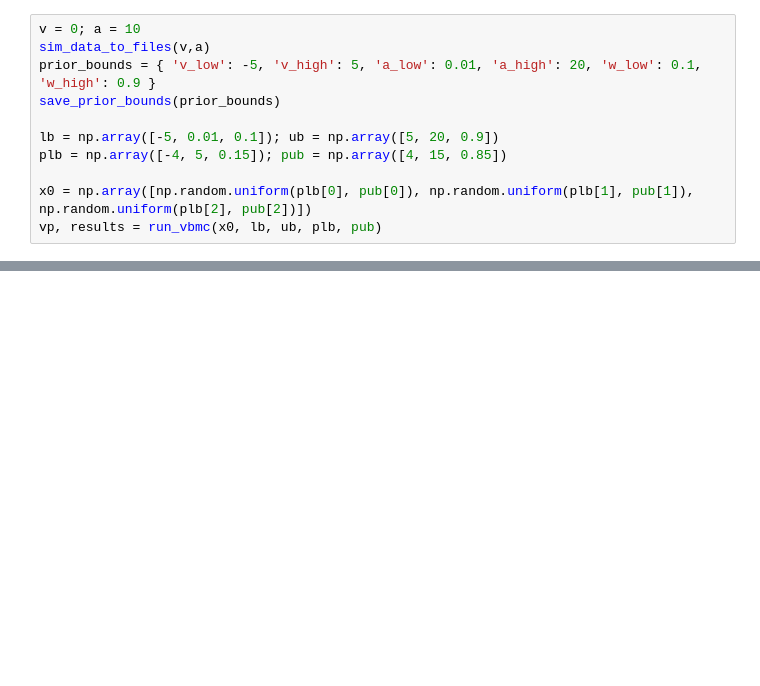
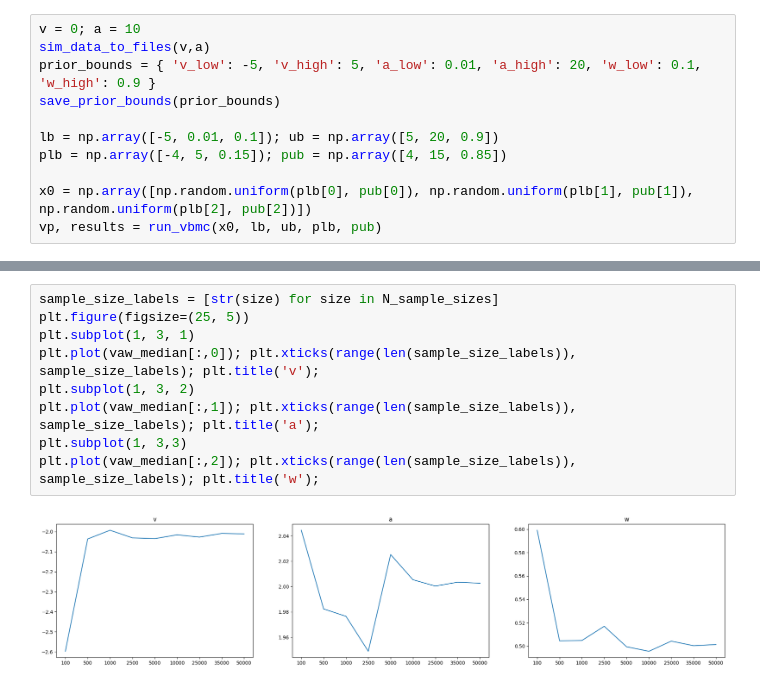
Before and after one commit to rakaar/ai_stats_notes, a Jupyter notebook: neural/ex_23_v2.ipynb, the cells around one changed output, grey strips where cells are left out. Cells and saved outputs as stored; diff of their text form; blank space fills up the shorter version.

```diff
--- a/neural/ex_23_v2.ipynb
+++ b/neural/ex_23_v2.ipynb
@@ -64,0 +99,11 @@ vbmc_plots(vp)
+# %%
+sample_size_labels = [str(size) for size in N_sample_sizes]
+plt.figure(figsize=(25, 5))
+plt.subplot(1, 3, 1)
+plt.plot(vaw_median[:,0]); plt.xticks(range(len(sample_size_labels)), sample_size_labels); plt.title('v');
+plt.subplot(1, 3, 2)
+plt.plot(vaw_median[:,1]); plt.xticks(range(len(sample_size_labels)), sample_size_labels); plt.title('a');
+plt.subplot(1, 3,3)
+plt.plot(vaw_median[:,2]); plt.xticks(range(len(sample_size_labels)), sample_size_labels); plt.title('w');
+# %% [output]
+[figure, added]
```
Also changed, not shown: parts of 13 cells of this notebook, 2 other files.
